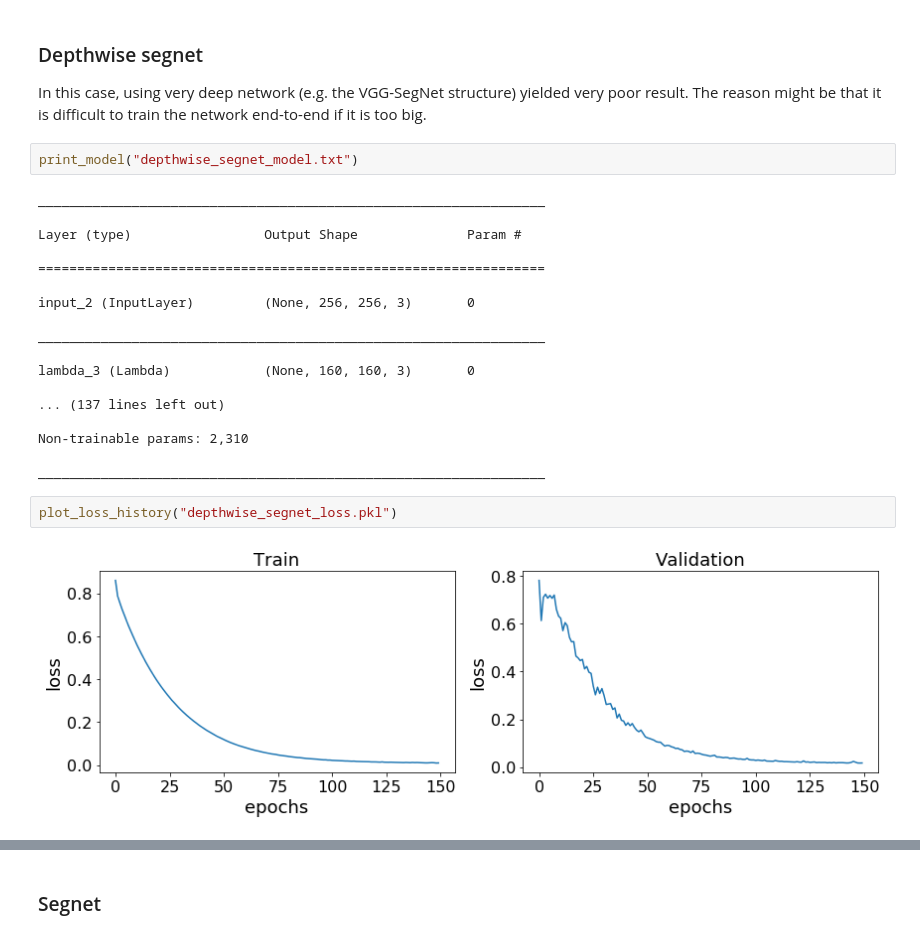
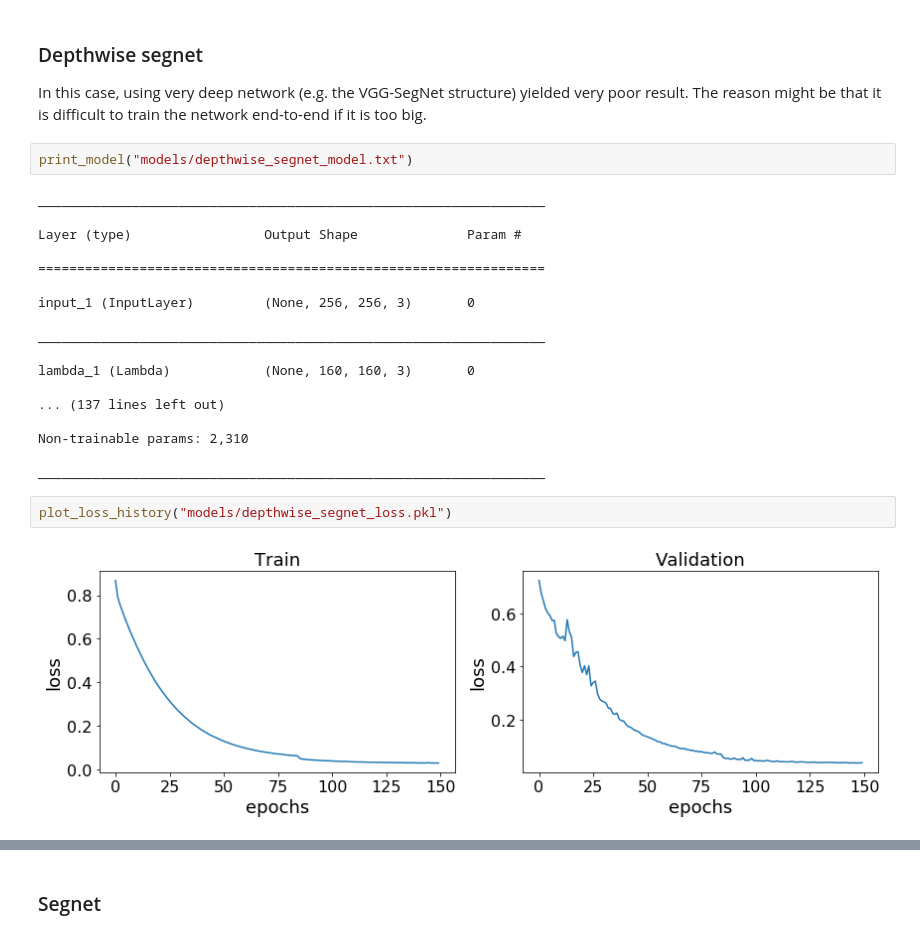
Before and after one commit to zhujun98/semantic_segmentation, a Jupyter notebook: follow_me/follow_me.ipynb, the cells around one changed output, grey strips where cells are left out. Drawn from its saved outputs; the diff is of its cells as text.

```diff
--- a/follow_me/follow_me.ipynb
+++ b/follow_me/follow_me.ipynb
@@ -112,7 +112,7 @@ def print_model(filename):
 
 In this case, using very deep network (e.g. the VGG-SegNet structure) yielded very poor result. The reason might be that it is difficult to train the network end-to-end if it is too big.
 # %%
-print_model("depthwise_segnet_model.txt")
+print_model("models/depthwise_segnet_model.txt")
 # %% [output]
 _________________________________________________________________
 
@@ -120,11 +120,11 @@ Layer (type)                 Output Shape              Param #
 
 =================================================================
 
-input_2 (InputLayer)         (None, 256, 256, 3)       0
+input_1 (InputLayer)         (None, 256, 256, 3)       0
 
 _________________________________________________________________
 
-lambda_3 (Lambda)            (None, 160, 160, 3)       0
+lambda_1 (Lambda)            (None, 160, 160, 3)       0
 
 ... (137 lines left out)
 
@@ -132,9 +132,9 @@ Non-trainable params: 2,310
 
 _________________________________________________________________
 # %%
-plot_loss_history("depthwise_segnet_loss.pkl")
+plot_loss_history("models/depthwise_segnet_loss.pkl")
 # %% [output]
-[figure, old version]
+[figure, new version]
 # %%
 from parameters import test_data_folder
 test_images = sorted(glob.glob(os.path.join(test_data_folder, 'images', '*.jpeg')))
```
Also changed, not shown: parts of 6 cells of this notebook, 2 other files.
